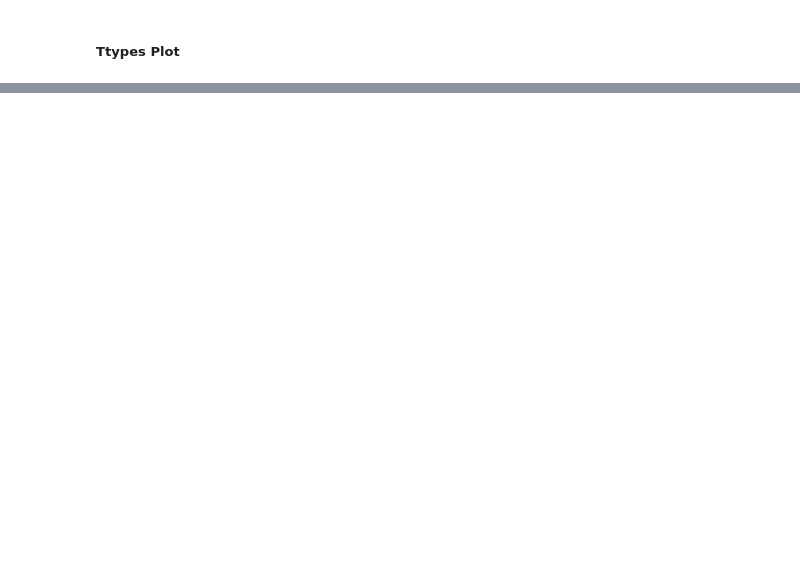
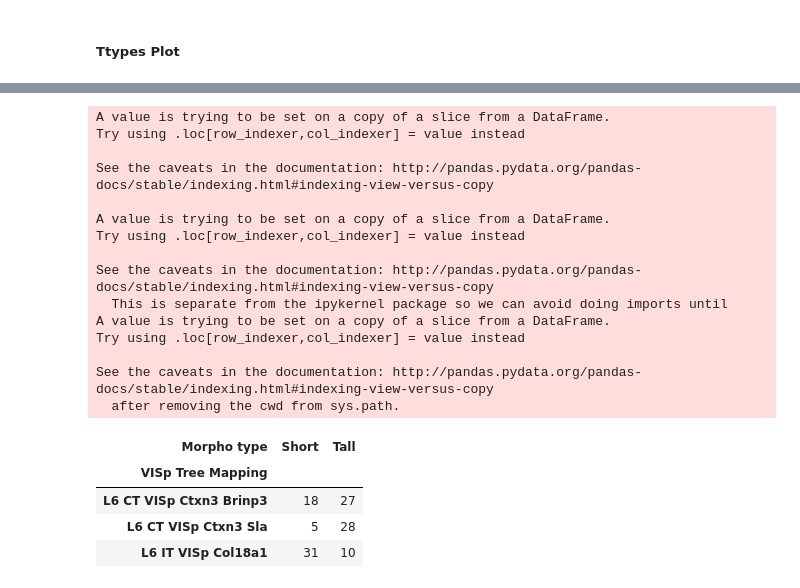
Before and after one commit to ramr24/Personal, a Jupyter notebook: ephys_short_tall_apical/ephys_short_tall_list.ipynb, the cells around one changed output, grey strips where cells are left out. Drawn from its saved outputs; the diff is of its cells as text; code cells hidden in the pictures; blank space fills up the shorter version.

```diff
--- a/ephys_short_tall_apical/ephys_short_tall_list.ipynb
+++ b/ephys_short_tall_apical/ephys_short_tall_list.ipynb
@@ -146,0 +152,25 @@ ttype_list = ["L6 CT VISp Ctxn3 Brinp3", "L6 IT VISp Col18a1", "L6 CT VISp Ctxn3
+# %%
+def return_subclass_list(df1=short_ttypes, df2=tall_ttypes, num=5):
+    """Returns a subclass list with datapoints higher than "specified number
+    Parameters:
+        new_region_df:
+        visp_region_df:
+    Returns:
+        sub_list:
+    """
+
+    short_list = list()
+    tall_list = list()
+
+    for n in df1["VISp Tree Mapping"].unique():
+        value = df1[df1["VISp Tree Mapping"] == n]["vrest"].count() >= 5
+        if value == True:
+            short_list.append(n)
+
+    for n in df2["VISp Tree Mapping"].unique():
+        value = df2[df2["VISp Tree Mapping"] == n]["vrest"].count() >= 5
+        if value == True:
+            tall_list.append(n)
+
+    ttype_list = sorted(list(set(short_list) & set(tall_list)))
+    return ttype_list
@@ -156 +191,26 @@ See the caveats in the documentation: http://pandas.pydata.org/pandas-docs/stabl
+# %%
+p_table2 = create_proportion_table(ttypes, "VISp Tree Mapping", "Morpho type")
+count_table2 = pd.pivot_table(p_table2, values="group_count", index=["VISp Tree Mapping"], columns="Morpho type", fill_value=0)
+HTML(count_table2.to_html(classes="table table-striped"))
+# %% [output]
+A value is trying to be set on a copy of a slice from a DataFrame.
+Try using .loc[row_indexer,col_indexer] = value instead
+
+See the caveats in the documentation: http://pandas.pydata.org/pandas-docs/stable/indexing.html#indexing-view-versus-copy
+
+A value is trying to be set on a copy of a slice from a DataFrame.
+Try using .loc[row_indexer,col_indexer] = value instead
+
+See the caveats in the documentation: http://pandas.pydata.org/pandas-docs/stable/indexing.html#indexing-view-versus-copy
+  This is separate from the ipykernel package so we can avoid doing imports until
+A value is trying to be set on a copy of a slice from a DataFrame.
+Try using .loc[row_indexer,col_indexer] = value instead
+
+See the caveats in the documentation: http://pandas.pydata.org/pandas-docs/stable/indexing.html#indexing-view-versus-copy
+  after removing the cwd from sys.path.
+| Morpho type | Short | Tall |
+| VISp Tree Mapping |  |  |
+| L6 CT VISp Ctxn3 Brinp3 | 18 | 27 |
+| L6 CT VISp Ctxn3 Sla | 5 | 28 |
+| L6 IT VISp Col18a1 | 31 | 10 |
 # %%
```
Also changed, not shown: parts of 12 cells of this notebook, 5 other files.
